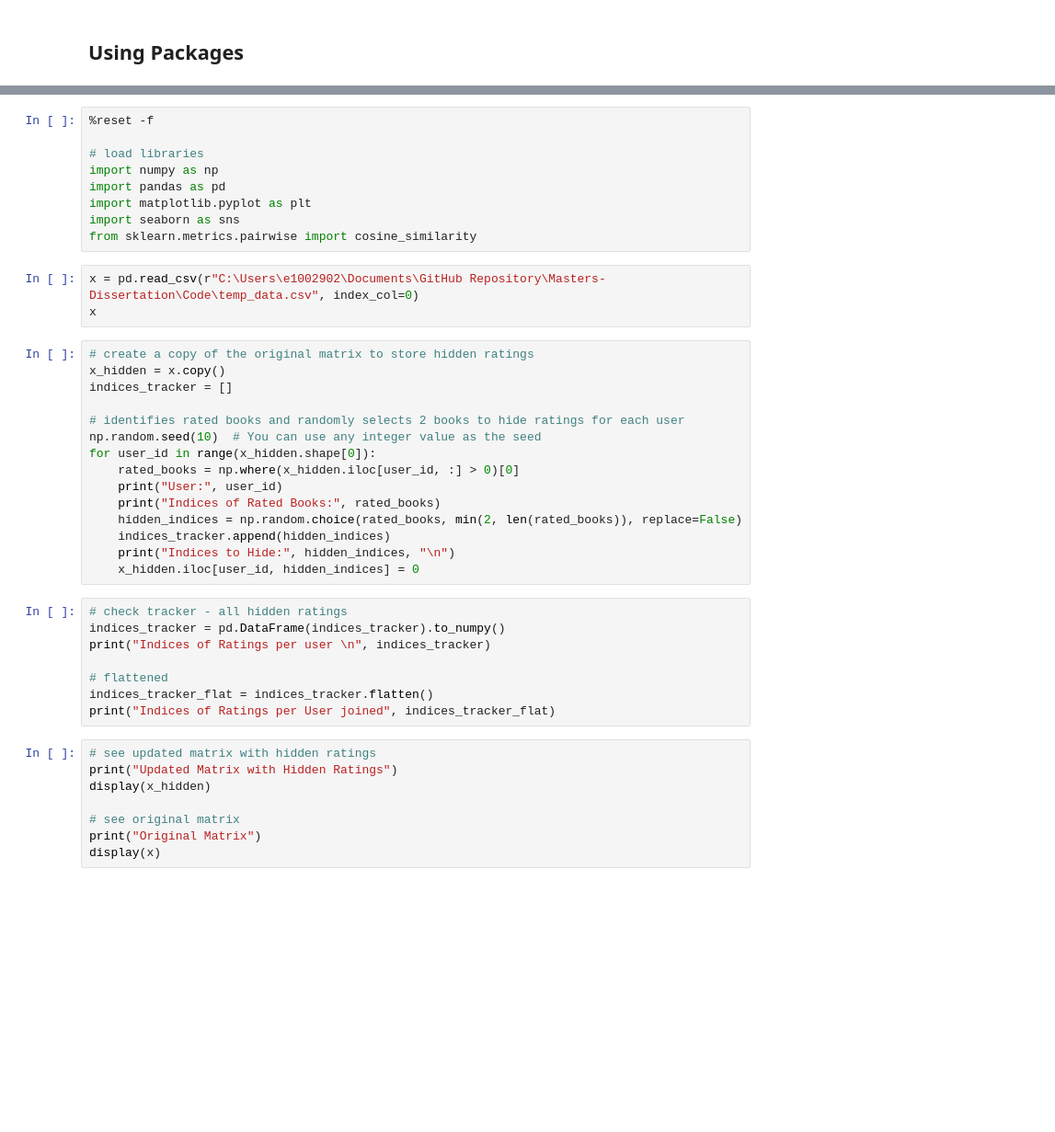
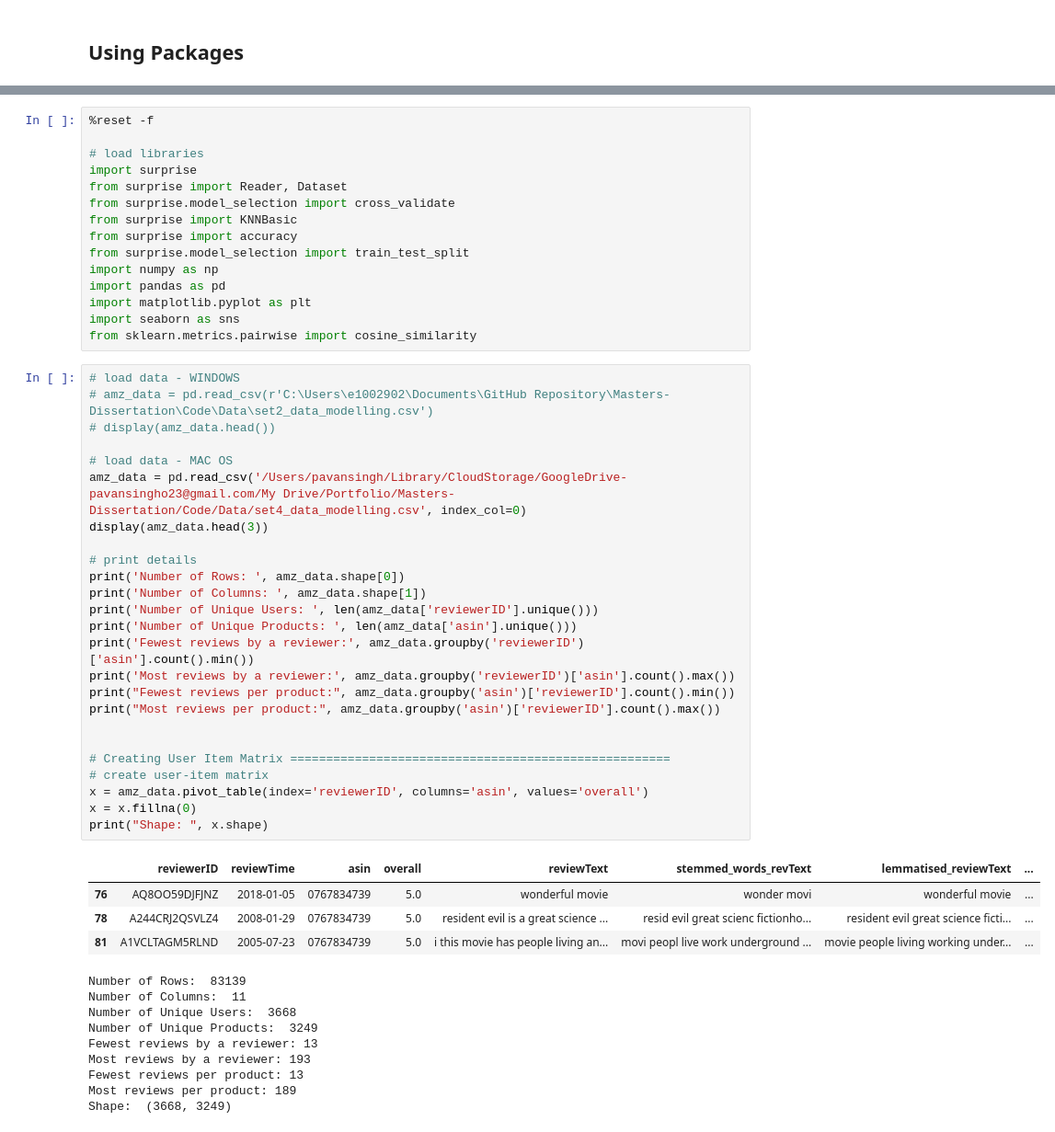
Before and after one commit to pavsingh7/Masters-Dissertation, a Jupyter notebook: Code/6 user_collab_filtering.ipynb, the cells around one changed output, grey strips where cells are left out. Shown at 92% size. Saved outputs shown, nothing was run; the diff lists cells and outputs as text; blank space fills up the shorter version.

Commit message:
updated UBCF. NEed to check it

```diff
--- a/Code/6 user_collab_filtering.ipynb
+++ b/Code/6 user_collab_filtering.ipynb
@@ -384,42 +420,53 @@ Here we will test out the workings of item based collaborative filtering. The st
 %reset -f
 
 # load libraries
+import surprise
+from surprise import Reader, Dataset
+from surprise.model_selection import cross_validate
+from surprise import KNNBasic
+from surprise import accuracy
+from surprise.model_selection import train_test_split
 import numpy as np
 import pandas as pd
 import matplotlib.pyplot as plt
 import seaborn as sns
 from sklearn.metrics.pairwise import cosine_similarity
-# %%
-x = pd.read_csv(r"C:\Users\e1002902\Documents\GitHub Repository\Masters-Dissertation\Code\temp_data.csv", index_col=0)
-x
-# %%
-# create a copy of the original matrix to store hidden ratings
-x_hidden = x.copy()
-indices_tracker = []
-
-# identifies rated books and randomly selects 2 books to hide ratings for each user
-np.random.seed(10)  # You can use any integer value as the seed
-for user_id in range(x_hidden.shape[0]):
-    rated_books = np.where(x_hidden.iloc[user_id, :] > 0)[0]
-    print("User:", user_id)
-    print("Indices of Rated Books:", rated_books)
-    hidden_indices = np.random.choice(rated_books, min(2, len(rated_books)), replace=False)
-    indices_tracker.append(hidden_indices)
-    print("Indices to Hide:", hidden_indices, "\n")
-    x_hidden.iloc[user_id, hidden_indices] = 0
-# %%
-# check tracker - all hidden ratings
-indices_tracker = pd.DataFrame(indices_tracker).to_numpy()
-print("Indices of Ratings per user \n", indices_tracker)
-
-# flattened
-indices_tracker_flat = indices_tracker.flatten()
-print("Indices of Ratings per User joined", indices_tracker_flat)
-# %%
-# see updated matrix with hidden ratings
-print("Updated Matrix with Hidden Ratings")
-display(x_hidden)
-
-# see original matrix
-print("Original Matrix")
-display(x)
+# %%
+# load data - WINDOWS
+# amz_data = pd.read_csv(r'C:\Users\e1002902\Documents\GitHub Repository\Masters-Dissertation\Code\Data\set2_data_modelling.csv')
+# display(amz_data.head())
+
+# load data - MAC OS
+amz_data = pd.read_csv('/Users/pavansingh/Library/CloudStorage/GoogleDrive-pavansingho23@gmail.com/My Drive/Portfolio/Masters-Dissertation/Code/Data/set4_data_modelling.csv', index_col=0)
+display(amz_data.head(3))
+
+# print details
+print('Number of Rows: ', amz_data.shape[0])
+print('Number of Columns: ', amz_data.shape[1])
+print('Number of Unique Users: ', len(amz_data['reviewerID'].unique()))
+print('Number of Unique Products: ', len(amz_data['asin'].unique()))
+print('Fewest reviews by a reviewer:', amz_data.groupby('reviewerID')['asin'].count().min())
+print('Most reviews by a reviewer:', amz_data.groupby('reviewerID')['asin'].count().max())
+print("Fewest reviews per product:", amz_data.groupby('asin')['reviewerID'].count().min())
+print("Most reviews per product:", amz_data.groupby('asin')['reviewerID'].count().max())
+
+
+# Creating User Item Matrix =====================================================
+# create user-item matrix
+x = amz_data.pivot_table(index='reviewerID', columns='asin', values='overall')
+x = x.fillna(0)
+print("Shape: ", x.shape)
+# %% [output]
+|  | reviewerID | reviewTime | asin | overall | reviewText | stemmed_words_revText | lemmatised_reviewText | ... |
+| 76 | AQ8OO59DJFJNZ | 2018-01-05 | 0767834739 | 5.0 | wonderful movie | wonder movi | wonderful movie | ... |
+| 78 | A244CRJ2QSVLZ4 | 2008-01-29 | 0767834739 | 5.0 | resident evil is a great science ... | resid evil great scienc fictionho... | resident evil great science ficti... | ... |
+| 81 | A1VCLTAGM5RLND | 2005-07-23 | 0767834739 | 5.0 | i this movie has people living an... | movi peopl live work underground ... | movie people living working under... | ... |
+Number of Rows:  83139
+Number of Columns:  11
+Number of Unique Users:  3668
+Number of Unique Products:  3249
+Fewest reviews by a reviewer: 13
+Most reviews by a reviewer: 193
+Fewest reviews per product: 13
+Most reviews per product: 189
+Shape:  (3668, 3249)
```
Also changed, not shown: parts of 20 cells of this notebook.
